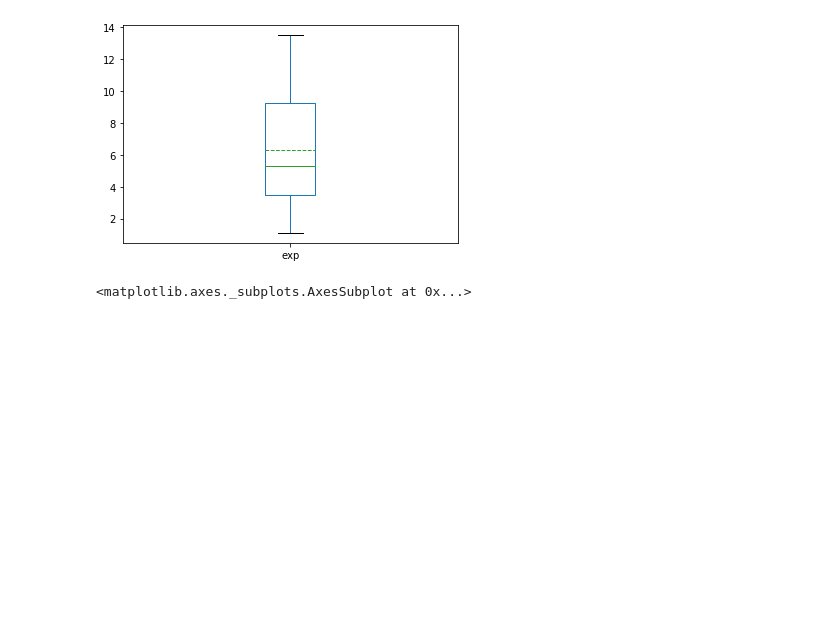
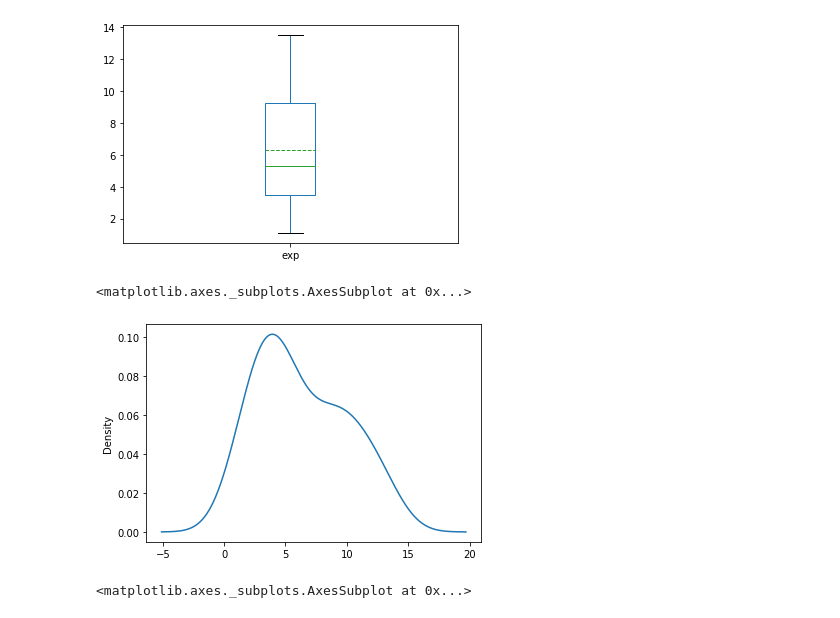
Before and after one commit to aripaka/DS_29_JUNE_2020, a Jupyter notebook: stats/salary_stats.ipynb, the cells around one changed output. Cells and saved outputs as stored; diff of their text form; code cells hidden in the pictures; blank space fills up the shorter version.

```diff
--- a/stats/salary_stats.ipynb
+++ b/stats/salary_stats.ipynb
@@ -56,6 +56,11 @@ df.exp.plot.box(showmeans=True, meanline=True)
 # %% [output]
 <matplotlib.axes._subplots.AxesSubplot at 0x...>
 [figure]
+# %%
+df.exp.plot.kde()
+# %% [output]
+<matplotlib.axes._subplots.AxesSubplot at 0x...>
+[figure, added]
 # %%
 df.salary.plot.box(showmeans=True, meanline=True)
 # %% [output]
```
Also changed, not shown: parts of 11 cells of this notebook, 2 other files.
